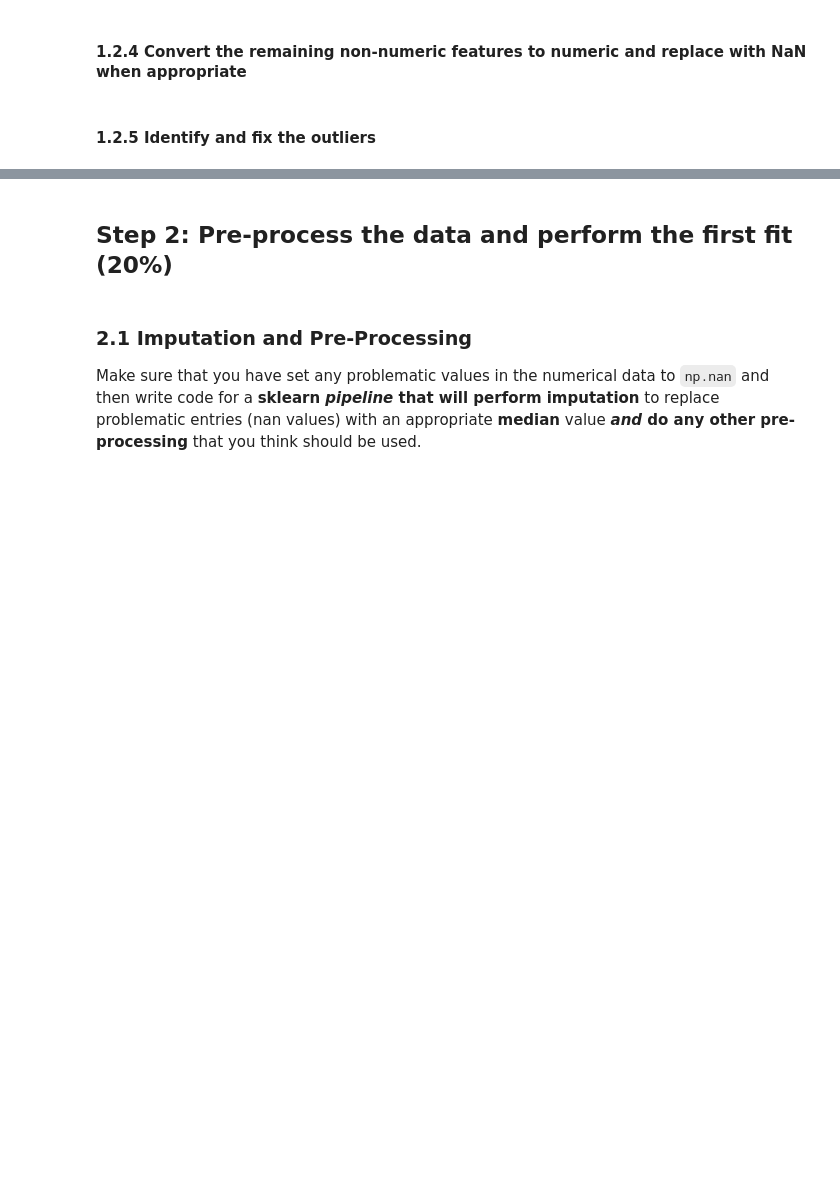
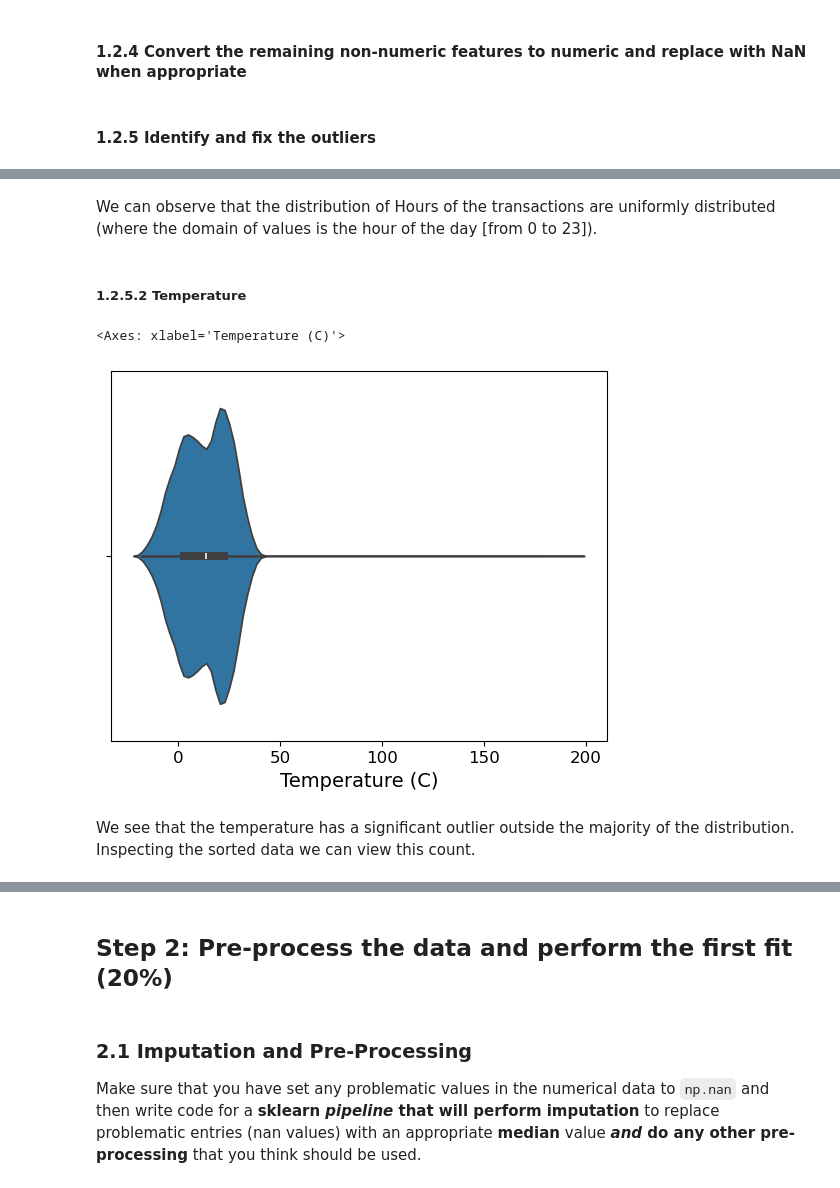
Before and after one commit to nicoataiza/CS7317-2024, a Jupyter notebook: Assignment 1/A1-template-2024.ipynb, the cells around one changed output, grey strips where cells are left out. Drawn from its saved outputs; the diff is of its cells as text; code cells hidden in the pictures; blank space fills up the shorter version.

```diff
--- a/Assignment 1/A1-template-2024.ipynb
+++ b/Assignment 1/A1-template-2024.ipynb
@@ -278,0 +314,11 @@ df[to_numerical] = df[to_numerical].apply(lambda x: pd.to_numeric(x, errors='coe
+# %% [markdown]
+We can observe that the distribution of Hours of the transactions are uniformly distributed (where the domain of values is the hour of the day [from 0 to 23]).
+# %% [markdown]
+##### 1.2.5.2 Temperature
+# %%
+sns.violinplot(data=df, x="Temperature (C)")
+# %% [output]
+<Axes: xlabel='Temperature (C)'>
+[figure, added]
+# %% [markdown]
+We see that the temperature has a significant outlier outside the majority of the distribution. Inspecting the sorted data we can view this count.
```
Also changed, not shown: parts of 17 cells of this notebook.
